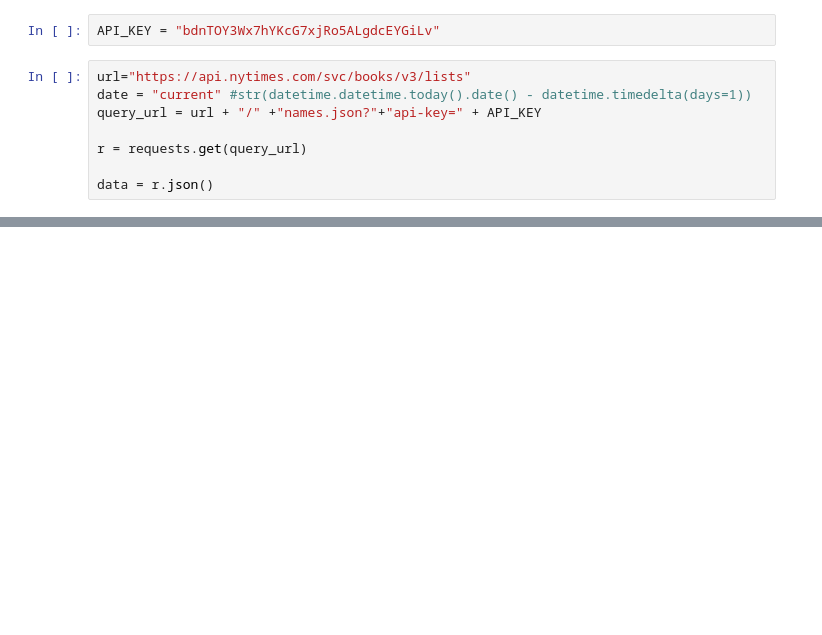
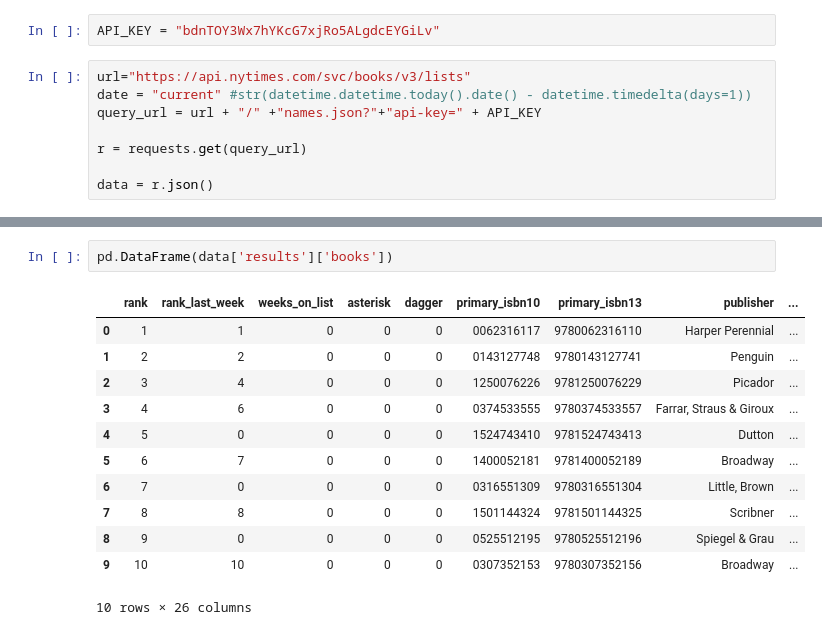
Before and after one commit to natitaw/nytimes-books, a Jupyter notebook: exp/exploration.ipynb, the cells around one changed output, grey strips where cells are left out. Saved outputs shown, nothing was run; the diff lists cells and outputs as text; blank space fills up the shorter version.

```diff
--- a/exp/exploration.ipynb
+++ b/exp/exploration.ipynb
@@ -36 +235,16 @@ pd.DataFrame(data)
+# %%
+pd.DataFrame(data['results']['books'])
+# %% [output]
+|  | rank | rank_last_week | weeks_on_list | asterisk | dagger | primary_isbn10 | primary_isbn13 | publisher | ... |
+| 0 | 1 | 1 | 0 | 0 | 0 | 0062316117 | 9780062316110 | Harper Perennial | ... |
+| 1 | 2 | 2 | 0 | 0 | 0 | 0143127748 | 9780143127741 | Penguin | ... |
+| 2 | 3 | 4 | 0 | 0 | 0 | 1250076226 | 9781250076229 | Picador | ... |
+| 3 | 4 | 6 | 0 | 0 | 0 | 0374533555 | 9780374533557 | Farrar, Straus & Giroux | ... |
+| 4 | 5 | 0 | 0 | 0 | 0 | 1524743410 | 9781524743413 | Dutton | ... |
+| 5 | 6 | 7 | 0 | 0 | 0 | 1400052181 | 9781400052189 | Broadway | ... |
+| 6 | 7 | 0 | 0 | 0 | 0 | 0316551309 | 9780316551304 | Little, Brown | ... |
+| 7 | 8 | 8 | 0 | 0 | 0 | 1501144324 | 9781501144325 | Scribner | ... |
+| 8 | 9 | 0 | 0 | 0 | 0 | 0525512195 | 9780525512196 | Spiegel & Grau | ... |
+| 9 | 10 | 10 | 0 | 0 | 0 | 0307352153 | 9780307352156 | Broadway | ... |
+10 rows × 26 columns
 # %%
```
Also changed, not shown: parts of 17 cells of this notebook, 13 other files.
